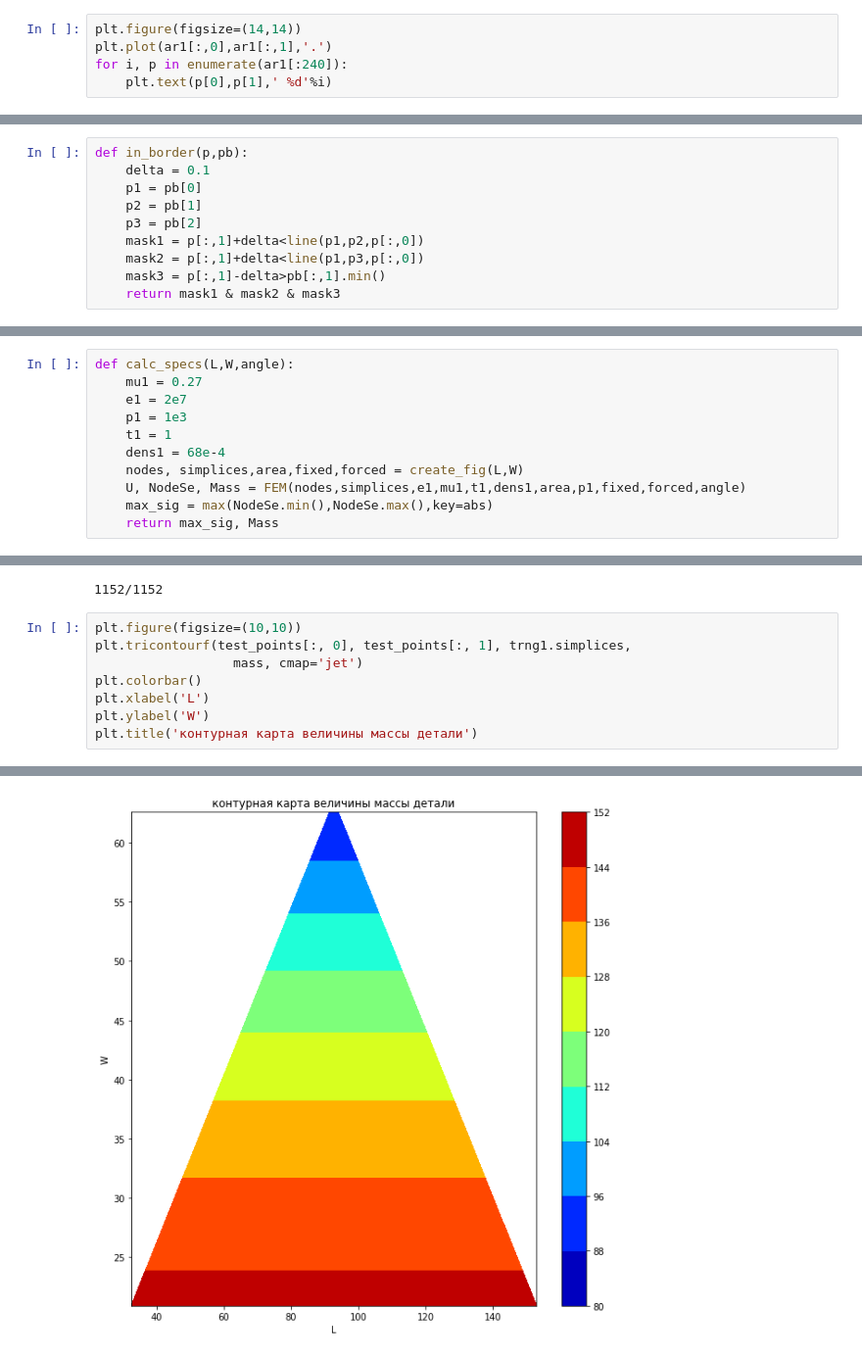
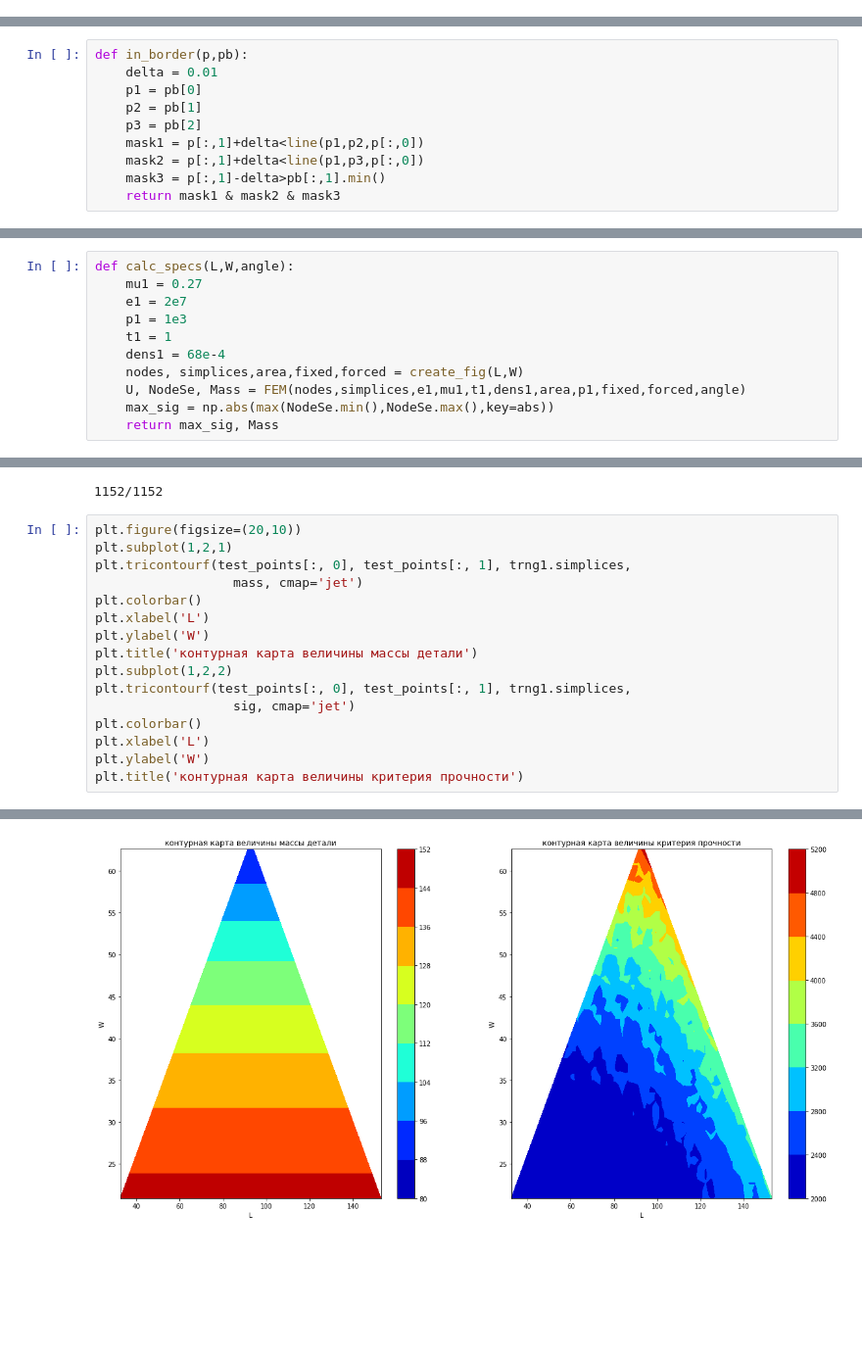
Before and after one commit to alxkorn/ISM, a Jupyter notebook: HW2.ipynb, the cells around one changed output, grey strips where cells are left out. Shown: that part at 98% size. Cells and saved outputs as stored; diff of their text form; blank space fills up the shorter version.

```diff
--- a/HW2.ipynb
+++ b/HW2.ipynb
@@ -159,5 +159,0 @@ ar1, sr1,a1,fi1,fo1 = create_fig(90,40)
-# %%
-plt.figure(figsize=(14,14))
-plt.plot(ar1[:,0],ar1[:,1],'.')
-for i, p in enumerate(ar1[:240]):
-    plt.text(p[0],p[1],' %d'%i)
@@ -207,7 +188,7 @@ def create_test_points():
     return inner
 # %%
 def in_border(p,pb):
-    delta = 0.1
+    delta = 0.01
     p1 = pb[0]
     p2 = pb[1]
     p3 = pb[2]
@@ -347,7 +297,7 @@ def calc_specs(L,W,angle):
     dens1 = 68e-4
     nodes, simplices,area,fixed,forced = create_fig(L,W)
     U, NodeSe, Mass = FEM(nodes,simplices,e1,mu1,t1,dens1,area,p1,fixed,forced,angle)
-    max_sig = max(NodeSe.min(),NodeSe.max(),key=abs)
+    max_sig = np.abs(max(NodeSe.min(),NodeSe.max(),key=abs))
     return max_sig, Mass
 # %%
 from IPython.display import clear_output
@@ -370,13 +320,21 @@ with open('sigmas.bin','wb') as sf:
 # %% [output]
 1152/1152
 # %%
-plt.figure(figsize=(10,10))
+plt.figure(figsize=(20,10))
+plt.subplot(1,2,1)
 plt.tricontourf(test_points[:, 0], test_points[:, 1], trng1.simplices,
                   mass, cmap='jet')
 plt.colorbar()
 plt.xlabel('L')
 plt.ylabel('W')
 plt.title('контурная карта величины массы детали')
+plt.subplot(1,2,2)
+plt.tricontourf(test_points[:, 0], test_points[:, 1], trng1.simplices,
+                  sig, cmap='jet')
+plt.colorbar()
+plt.xlabel('L')
+plt.ylabel('W')
+plt.title('контурная карта величины критерия прочности')
 # %% [output]
 <matplotlib.text.Text at 0x...>
-[figure, old version]
+[figure, new version]
```
Also changed, not shown: parts of 27 cells of this notebook.
